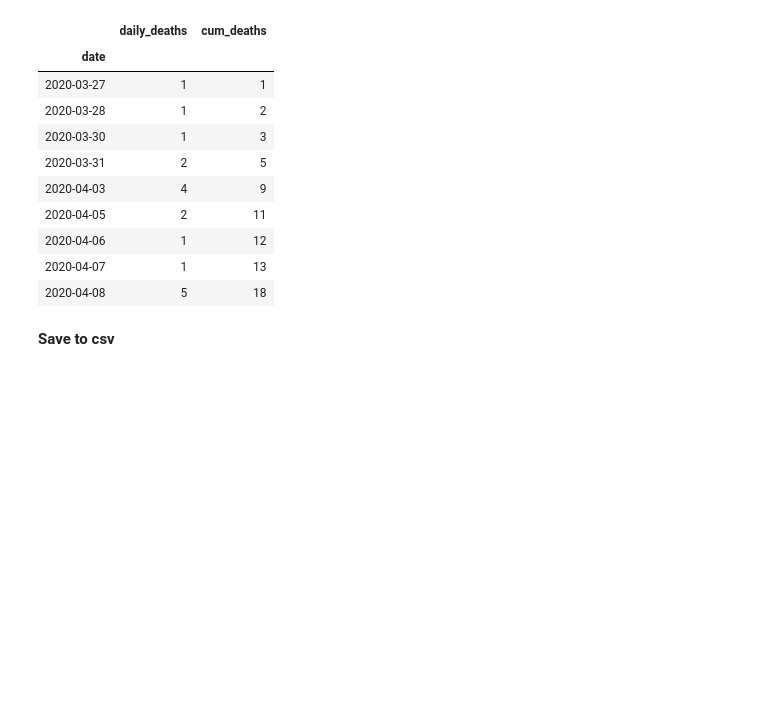
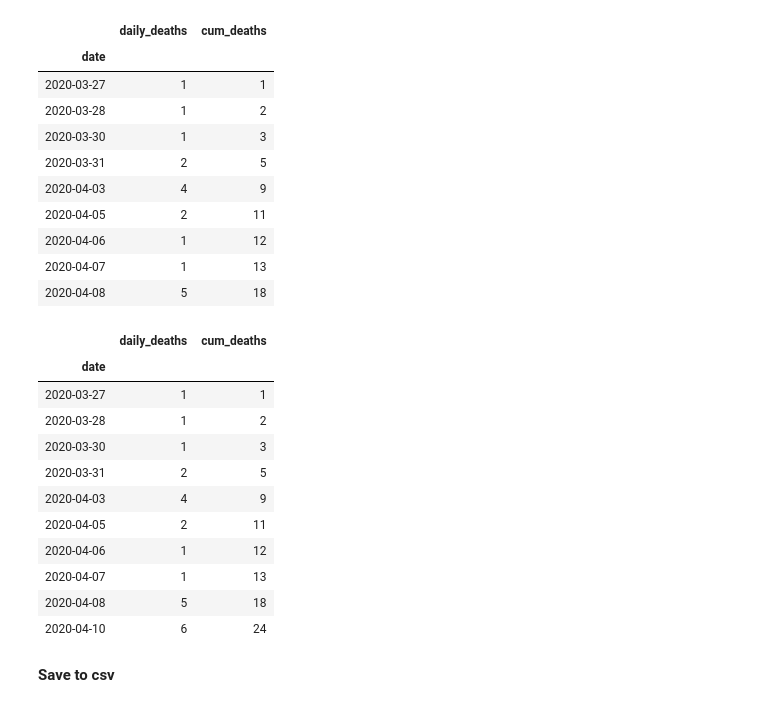
Before and after one commit to SimonRosen173/Covid19SAData, a Jupyter notebook: Data_Preprocessing.ipynb, the cells around one changed output. Saved outputs shown, nothing was run; the diff lists cells and outputs as text; code cells hidden in the pictures; blank space fills up the shorter version.

```diff
--- a/Data_Preprocessing.ipynb
+++ b/Data_Preprocessing.ipynb
@@ -671,17 +671,30 @@ deaths_data_per_day
 | 2020-04-07 | 1 | 13 |
 | 2020-04-08 | 5 | 18 |
 # %%
-# # Format must be dd-mm-YYYY
-# date_str = "04-04-2020"
-# date_dt = pd.to_datetime(date_str, format='%d-%m-%Y')
-# new_tot_deaths = 9
+# Format must be dd-mm-YYYY
+date_str = "10-04-2020"
+date_dt = pd.to_datetime(date_str, format='%d-%m-%Y')
+new_tot_deaths = 24
 
-# new_daily_deaths = new_tot_deaths - deaths_data_per_day.iloc[-1]['cum_deaths']
-# new_df_entry = pd.DataFrame({"date":[date_dt],
-#                              "daily_deaths":[new_daily_deaths],
-#                              "cum_deaths":[new_tot_deaths],}).set_index('date')
-# deaths_data_per_day = pd.concat([deaths_data_per_day, new_df_entry])
-# deaths_data_per_day
+new_daily_deaths = new_tot_deaths - deaths_data_per_day.iloc[-1]['cum_deaths']
+new_df_entry = pd.DataFrame({"date":[date_dt],
+                             "daily_deaths":[new_daily_deaths],
+                             "cum_deaths":[new_tot_deaths],}).set_index('date')
+deaths_data_per_day = pd.concat([deaths_data_per_day, new_df_entry])
+deaths_data_per_day
+# %% [output]
+|  | daily_deaths | cum_deaths |
+| date |  |  |
+| 2020-03-27 | 1 | 1 |
+| 2020-03-28 | 1 | 2 |
+| 2020-03-30 | 1 | 3 |
+| 2020-03-31 | 2 | 5 |
+| 2020-04-03 | 4 | 9 |
+| 2020-04-05 | 2 | 11 |
+| 2020-04-06 | 1 | 12 |
+| 2020-04-07 | 1 | 13 |
+| 2020-04-08 | 5 | 18 |
+| 2020-04-10 | 6 | 24 |
 # %% [markdown]
 **Save to csv**
 # %%
```
Also changed, not shown: parts of 30 cells of this notebook, 27 other files.
